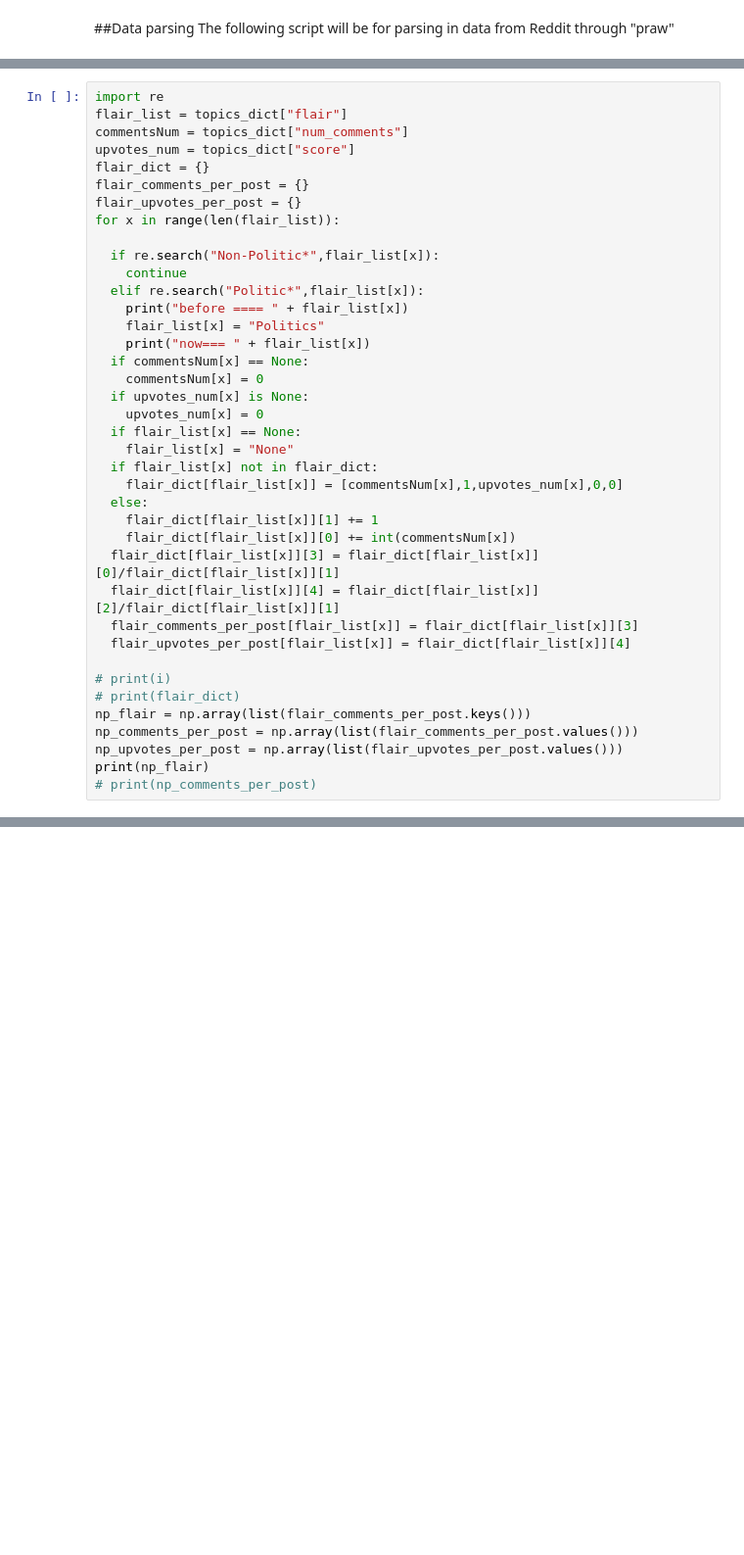
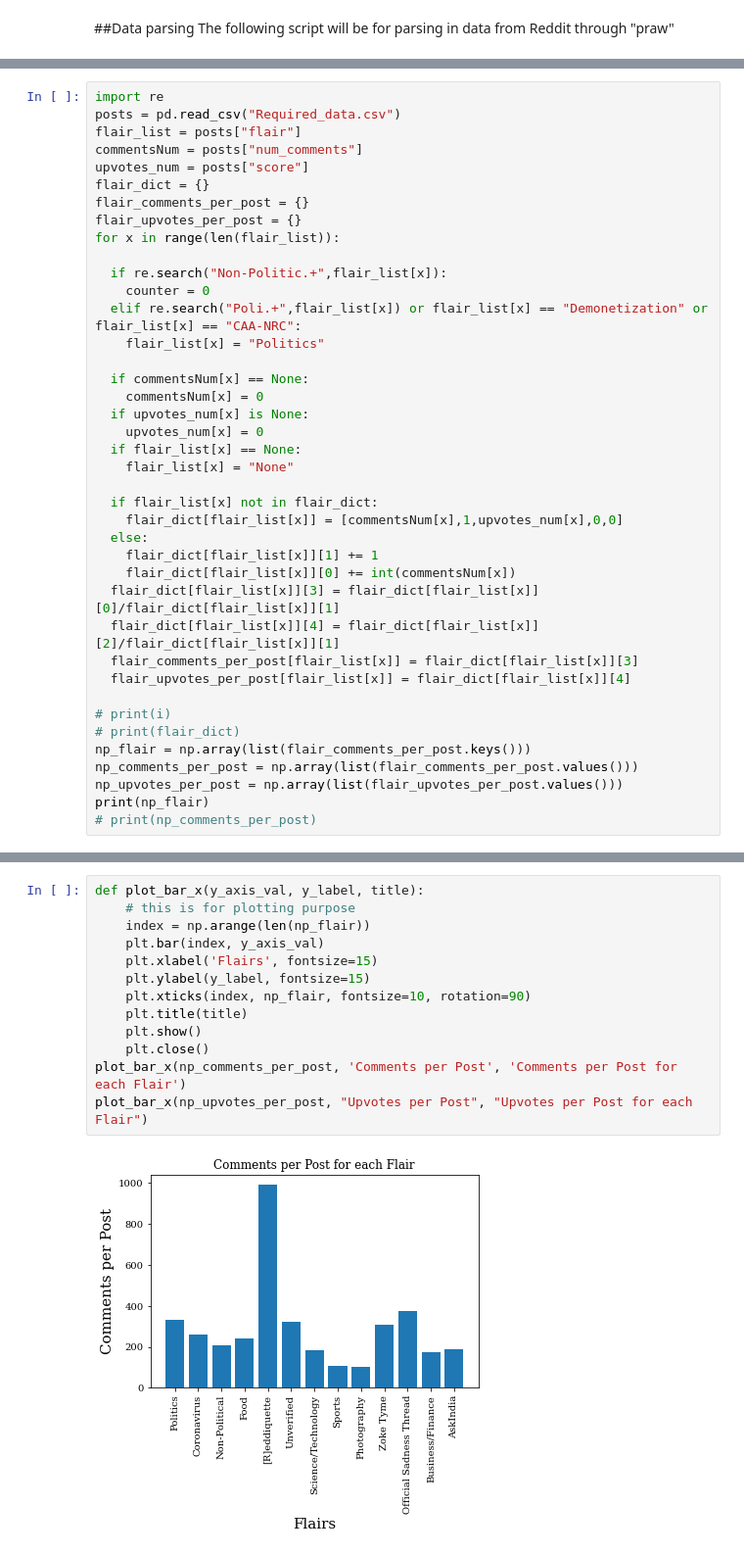
Before and after one commit to rhanda2/Reddit, a Jupyter notebook: Reddit.ipynb, the cells around one changed output, grey strips where cells are left out. Shown at 98% size. Drawn from its saved outputs; the diff is of its cells as text; blank space fills up the shorter version.

```diff
--- a/Reddit.ipynb
+++ b/Reddit.ipynb
@@ -93,25 +51,26 @@ topics_data.to_csv("Midas_data.csv", index=False)
 # %%
 import re
-flair_list = topics_dict["flair"]
-commentsNum = topics_dict["num_comments"]
-upvotes_num = topics_dict["score"]
+posts = pd.read_csv("Required_data.csv")
+flair_list = posts["flair"]
+commentsNum = posts["num_comments"]
+upvotes_num = posts["score"]
 flair_dict = {}
 flair_comments_per_post = {}
 flair_upvotes_per_post = {}
 for x in range(len(flair_list)):
 
-  if re.search("Non-Politic*",flair_list[x]):
-    continue
-  elif re.search("Politic*",flair_list[x]):
-    print("before ==== " + flair_list[x])
+  if re.search("Non-Politic.+",flair_list[x]):
+    counter = 0
+  elif re.search("Poli.+",flair_list[x]) or flair_list[x] == "Demonetization" or flair_list[x] == "CAA-NRC":
     flair_list[x] = "Politics"
-    print("now=== " + flair_list[x])
+
   if commentsNum[x] == None:
     commentsNum[x] = 0
   if upvotes_num[x] is None:
     upvotes_num[x] = 0
   if flair_list[x] == None:
     flair_list[x] = "None"
+
   if flair_list[x] not in flair_dict:
     flair_dict[flair_list[x]] = [commentsNum[x],1,upvotes_num[x],0,0]
   else:
@@ -149,0 +124,15 @@ now=== Politics
+# %%
+def plot_bar_x(y_axis_val, y_label, title):
+    # this is for plotting purpose
+    index = np.arange(len(np_flair))
+    plt.bar(index, y_axis_val)
+    plt.xlabel('Flairs', fontsize=15)
+    plt.ylabel(y_label, fontsize=15)
+    plt.xticks(index, np_flair, fontsize=10, rotation=90)
+    plt.title(title)
+    plt.show()
+    plt.close()
+plot_bar_x(np_comments_per_post, 'Comments per Post', 'Comments per Post for each Flair')
+plot_bar_x(np_upvotes_per_post, "Upvotes per Post", "Upvotes per Post for each Flair")
+# %% [output]
+[figure, added]
```
Also changed, not shown: parts of 7 cells of this notebook.
